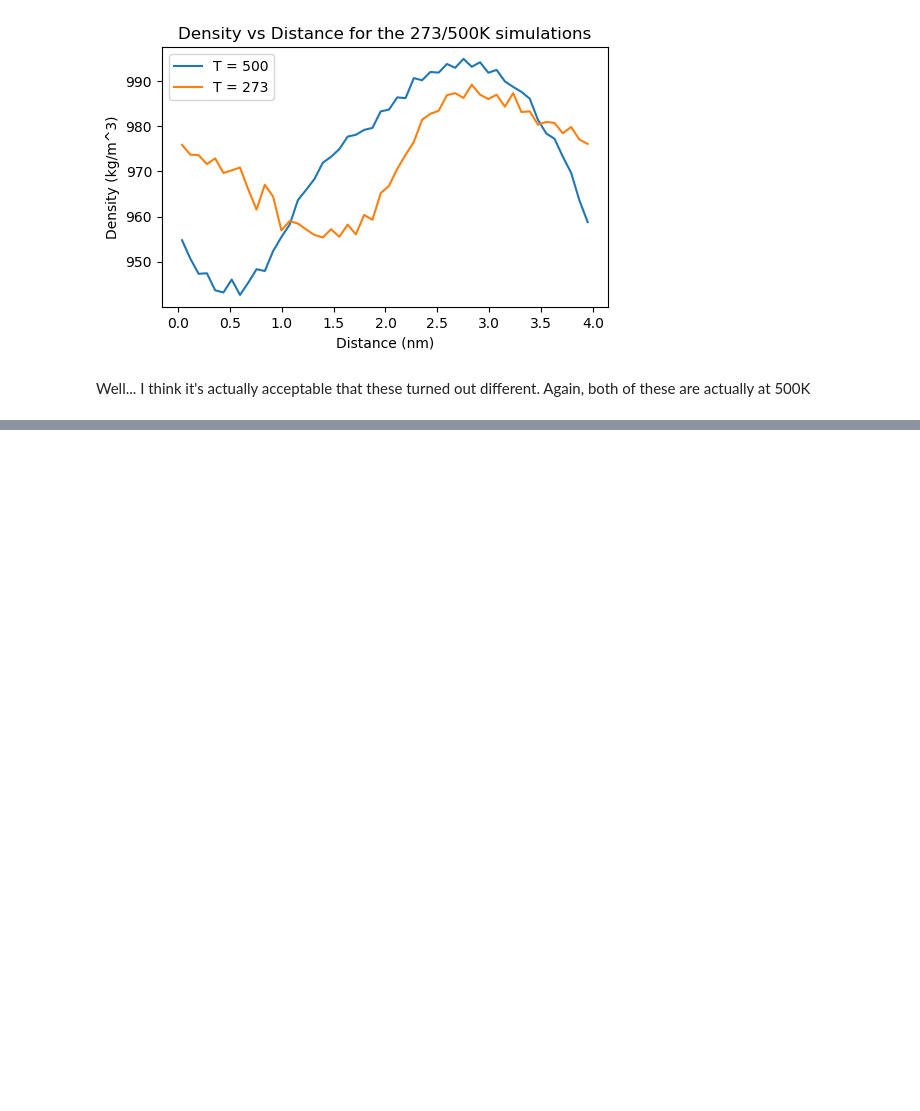
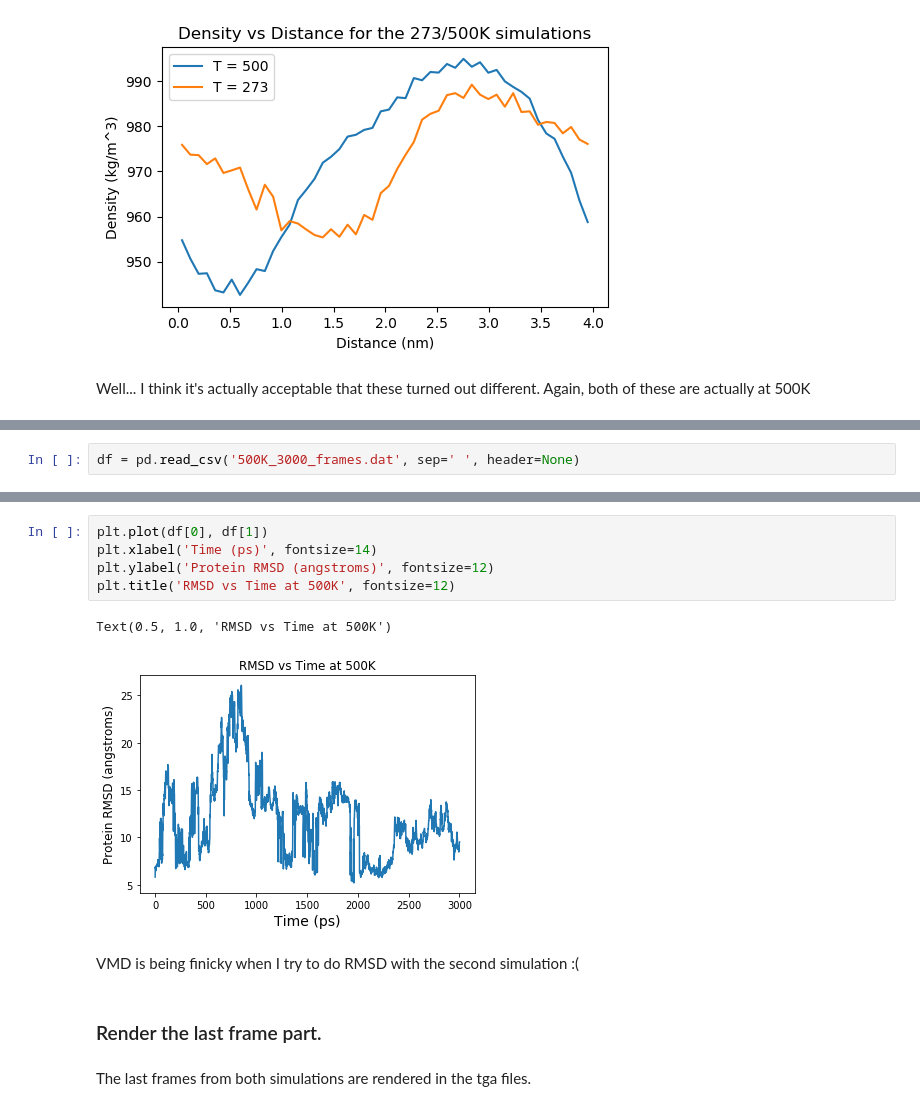
Before and after one commit to UWPRG/MOLSIM-2020, a Jupyter notebook: W9/HW_DaveJuergens/DaveJ_HW9_analysis.ipynb, the cells around one changed output, grey strips where cells are left out. Saved outputs shown, nothing was run; the diff lists cells and outputs as text; blank space fills up the shorter version.

```diff
--- a/W9/HW_DaveJuergens/DaveJ_HW9_analysis.ipynb
+++ b/W9/HW_DaveJuergens/DaveJ_HW9_analysis.ipynb
@@ -136,0 +139,2 @@ Well... I think it's actually acceptable that these turned out different. Again,
+# %%
+df = pd.read_csv('500K_3000_frames.dat', sep=' ', header=None)
@@ -136,0 +156,14 @@ Well... I think it's actually acceptable that these turned out different. Again,
+# %%
+plt.plot(df[0], df[1])
+plt.xlabel('Time (ps)', fontsize=14)
+plt.ylabel('Protein RMSD (angstroms)', fontsize=12)
+plt.title('RMSD vs Time at 500K', fontsize=12)
+# %% [output]
+Text(0.5, 1.0, 'RMSD vs Time at 500K')
+[figure, added]
+# %% [markdown]
+VMD is being finicky when I try to do RMSD with the second simulation :(
+# %% [markdown]
+### Render the last frame part.
+# %% [markdown]
+The last frames from both simulations are rendered in the tga files.
```
Also changed, not shown: parts of 3 cells of this notebook, 1 other file.
